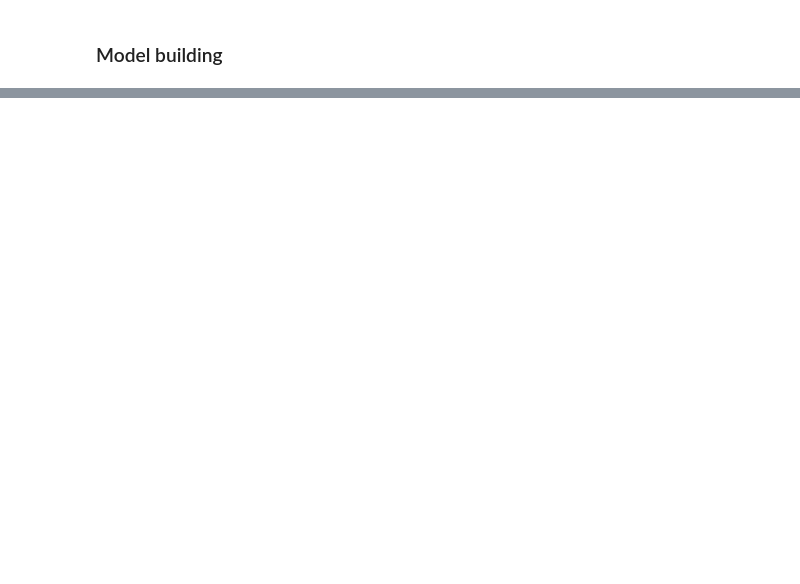
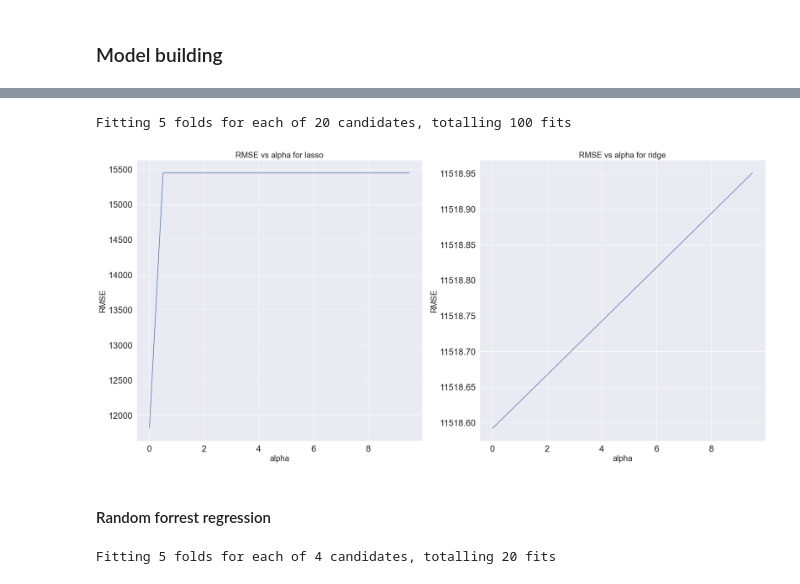
Before and after one commit to erikseulean/ml, a Jupyter notebook: assignment1/craiglist_cars.ipynb, the cells around one changed output, grey strips where cells are left out. Saved outputs shown, nothing was run; the diff lists cells and outputs as text; code cells hidden in the pictures; blank space fills up the shorter version.

```diff
--- a/assignment1/craiglist_cars.ipynb
+++ b/assignment1/craiglist_cars.ipynb
@@ -381,0 +429,2 @@ baseline_result
+# %%
+folds = KFold(n_splits = 5, shuffle = True, random_state = 100)
@@ -381,0 +441,2 @@ baseline_result
+# %%
+hyperparams = [{'alpha': np.arange(0.01, 10, 0.5)}]
@@ -381,0 +456,26 @@ baseline_result
+# %%
+model_cv = GridSearchCV(estimator = Ridge(),
+    param_grid = hyperparams,
+    scoring= rmse_score,
+    cv = folds,
+    verbose = 1,
+    return_train_score=True
+)
+ridge_result = model_cv.fit(X_train, y_train)
+# %% [output]
+Fitting 5 folds for each of 20 candidates, totalling 100 fits
+# %%
+plt.subplot(1, 2, 1)
+p = sns.lineplot(x=hyperparams[0]["alpha"], y=np.abs(lasso_result.cv_results_["mean_test_score"]))
+p.set_title(f"RMSE vs alpha for lasso", fontsize=20)
+p.set_xlabel("alpha", fontsize=20)
+p.set_ylabel("RMSE", fontsize=20)
+plt.ticklabel_format(style='plain', axis='y',useOffset=False)
+plt.subplot(1, 2, 2)
+p = sns.lineplot(x=hyperparams[0]["alpha"], y=np.abs(ridge_result.cv_results_["mean_test_score"]))
+p.set_title(f"RMSE vs alpha for ridge", fontsize=20)
+p.set_xlabel("alpha", fontsize=20)
+p.set_ylabel("RMSE", fontsize=20)
+plt.ticklabel_format(style='plain', axis='y',useOffset=False)
+# %% [output]
+[figure, added]
@@ -381,0 +489,2 @@ baseline_result
+# %% [markdown]
+#### Random forrest regression
@@ -381,0 +497,11 @@ baseline_result
+# %%
+model_cv = GridSearchCV(estimator = RandomForestRegressor(n_estimators=100, n_jobs=-1),
+    param_grid = rf_hyperparams,
+    scoring= rmse_score,
+    cv = folds,
+    verbose = 1,
+    return_train_score=True
+)
+rf_result_cv = model_cv.fit(X_train, y_train)
+# %% [output]
+Fitting 5 folds for each of 4 candidates, totalling 20 fits
```
Also changed, not shown: parts of 35 cells of this notebook.
